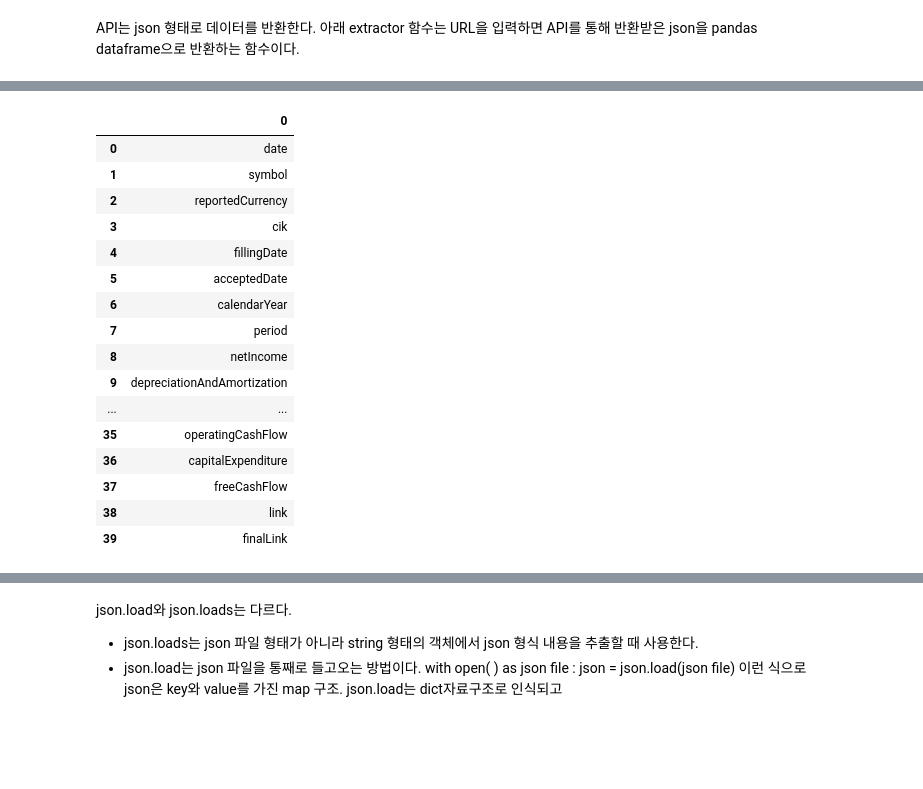
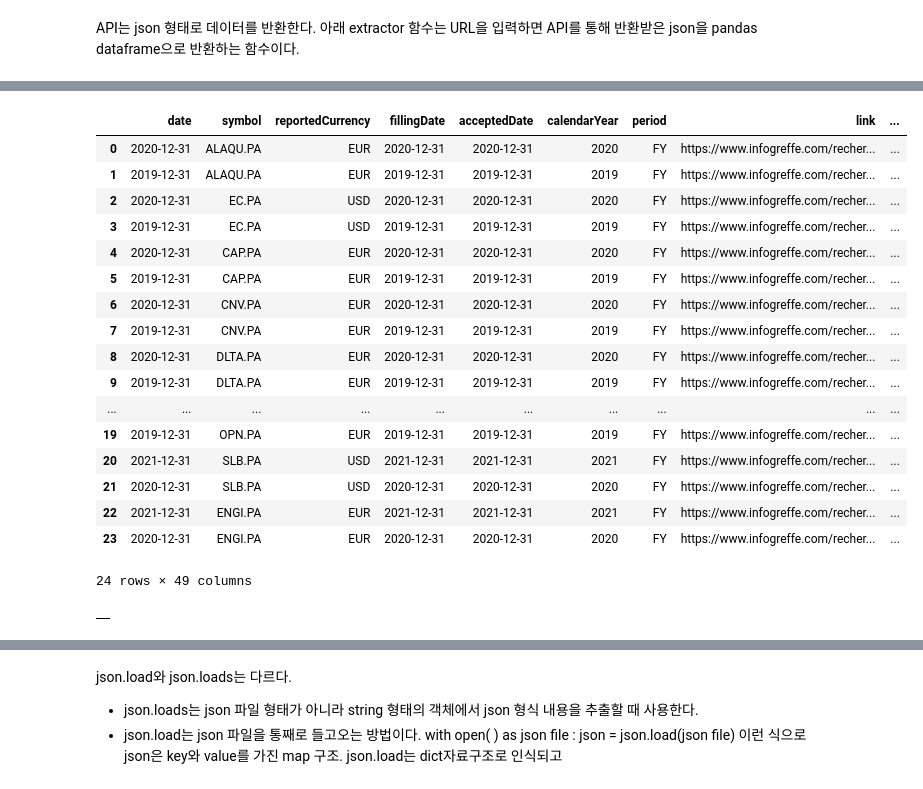
Before and after one commit to crossrobot/Hebronstar-Project, a Jupyter notebook: Financialmodelingprep.ipynb, the cells around one changed output, grey strips where cells are left out. Saved outputs shown, nothing was run; the diff lists cells and outputs as text; code cells hidden in the pictures; blank space fills up the shorter version.

```diff
--- a/Financialmodelingprep.ipynb
+++ b/Financialmodelingprep.ipynb
@@ -67,6 +91,7 @@ Hongkong_symbols = []    #HK
 Austrailia_symbols = []  #AX
 Swiss_symbols = []       #SW
 Korea_symbols = []       #KR
+Netherlands_symbols = []
 
 for Symbol in Symbols :
     if ".TO" in Symbol :
@@ -89,6 +114,8 @@ for Symbol in Symbols :
         Korea_symbols.append(Symbol)
     elif "." not in Symbol :
         US_symbols.append(Symbol)
+    elif ".EU" in Symbol :
+        Netherlands_symbols.append(Symbol)
 # %%
 # 국가별 재무정보 추출 기업 수
 print(f"US에서 뽑아낼 수 있는 상장기업 수 : {len(US_symbols)}")
@@ -154,6 +181,9 @@ def extractor(url) :
 # %%
-def url_generator(target_Symbol, filing_type, limit) :
-    base_url = 'https://financialmodelingprep.com/api/v3/income-statement/RY.TO?limit=5&apikey=89d4891348727c3950b79b9067127c3f'
+def url_generator(target_Symbol, filing_type, limit,period='quarter') :
+    base_url = 'https://financialmodelingprep.com/api/v3/income-statement/RY.TO?limit=5&period=quarter&apikey=89d4891348727c3950b79b9067127c3f'
+    if period == 'annual' :
+        base_url = base_url.replace('&period=quarter','')
+
     is_url = base_url.replace('RY.TO', target_Symbol)
     is_url = is_url.replace('=5', '='+str(limit))
     bs_url = is_url.replace('income-statement','balance-sheet-statement')
@@ -182,7 +202,16 @@ FMP API에서 갖고 올 수 있는 계정과목들은 많다. 그러나 2022년
 # %%
+# 재무정보에 반드시 있어야 핵심정보
+# link와 finalLink는 API의 원천 데이터 소스 링크
+# isActivelyTrading, isEtf, isAdr, isFund 열들로 수집후 데이터 전처리 과정에서
+# 펀드나 etf가 아닌 현재 상장되있는 기업의 재무제표만 골라내야
+core_cols = ['date','symbol','reportedCurrency','fillingDate','acceptedDate','calendarYear','period','link','finalLink']
+
+# 손익계산서에서 추출할 핵심정보
+is_cols = ['revenue','costOfRevenue','sellingGeneralAndAdministrativeExpenses','operatingIncome','interestIncome','interestExpense',
+          'incomeBeforeTax','netIncome','operatingIncomeRatio']
+# 대차대조표에서 추출할 핵심정보
 bs_cols = ['fillingDate','totalCurrentAssets','totalNonCurrentAssets','totalAssets', 'totalCurrentLiabilities','totalNonCurrentLiabilities',
            'totalLiabilities','totalEquity','totalLiabilitiesAndTotalEquity']
-is_cols = ['revenue','costOfRevenue','sellingGeneralAndAdministrativeExpenses','operatingIncome','interestIncome','interestExpense',
-          'incomeBeforeTax','netIncome','operatingIncomeRatio']
+# 현금흐름표에서 추출할 핵심정보
 cf_cols = ['netCashProvidedByOperatingActivities','netCashUsedForInvestingActivites','netCashUsedProvidedByFinancingActivities',
           'cashAtBeginningOfPeriod','cashAtEndOfPeriod']
@@ -351,20 +312,23 @@ Index(['date', 'symbol', 'reportedCurrency', 'cik', 'fillingDate',
-# %%
-pd.DataFrame(nation_example.columns)
-# %% [output]
-|  | 0 |
-| 0 | date |
-| 1 | symbol |
-| 2 | reportedCurrency |
-| 3 | cik |
-| 4 | fillingDate |
-| 5 | acceptedDate |
-| 6 | calendarYear |
-| 7 | period |
-| 8 | netIncome |
-| 9 | depreciationAndAmortization |
-| ... | ... |
-| 35 | operatingCashFlow |
-| 36 | capitalExpenditure |
-| 37 | freeCashFlow |
-| 38 | link |
-| 39 | finalLink |
+# %%
+master_df = pd.concat(company_df_list, ignore_index = True)
+# %%
+master_df
+# %% [output]
+|  | date | symbol | reportedCurrency | fillingDate | acceptedDate | calendarYear | period | link | ... |
+| 0 | 2020-12-31 | ALAQU.PA | EUR | 2020-12-31 | 2020-12-31 | 2020 | FY | https://www.infogreffe.com/recher... | ... |
+| 1 | 2019-12-31 | ALAQU.PA | EUR | 2019-12-31 | 2019-12-31 | 2019 | FY | https://www.infogreffe.com/recher... | ... |
+| 2 | 2020-12-31 | EC.PA | USD | 2020-12-31 | 2020-12-31 | 2020 | FY | https://www.infogreffe.com/recher... | ... |
+| 3 | 2019-12-31 | EC.PA | USD | 2019-12-31 | 2019-12-31 | 2019 | FY | https://www.infogreffe.com/recher... | ... |
+| 4 | 2020-12-31 | CAP.PA | EUR | 2020-12-31 | 2020-12-31 | 2020 | FY | https://www.infogreffe.com/recher... | ... |
+| 5 | 2019-12-31 | CAP.PA | EUR | 2019-12-31 | 2019-12-31 | 2019 | FY | https://www.infogreffe.com/recher... | ... |
+| 6 | 2020-12-31 | CNV.PA | EUR | 2020-12-31 | 2020-12-31 | 2020 | FY | https://www.infogreffe.com/recher... | ... |
+| 7 | 2019-12-31 | CNV.PA | EUR | 2019-12-31 | 2019-12-31 | 2019 | FY | https://www.infogreffe.com/recher... | ... |
+| 8 | 2020-12-31 | DLTA.PA | EUR | 2020-12-31 | 2020-12-31 | 2020 | FY | https://www.infogreffe.com/recher... | ... |
+| 9 | 2019-12-31 | DLTA.PA | EUR | 2019-12-31 | 2019-12-31 | 2019 | FY | https://www.infogreffe.com/recher... | ... |
+| ... | ... | ... | ... | ... | ... | ... | ... | ... | ... |
+| 19 | 2019-12-31 | OPN.PA | EUR | 2019-12-31 | 2019-12-31 | 2019 | FY | https://www.infogreffe.com/recher... | ... |
+| 20 | 2021-12-31 | SLB.PA | USD | 2021-12-31 | 2021-12-31 | 2021 | FY | https://www.infogreffe.com/recher... | ... |
+| 21 | 2020-12-31 | SLB.PA | USD | 2020-12-31 | 2020-12-31 | 2020 | FY | https://www.infogreffe.com/recher... | ... |
+| 22 | 2021-12-31 | ENGI.PA | EUR | 2021-12-31 | 2021-12-31 | 2021 | FY | https://www.infogreffe.com/recher... | ... |
+| 23 | 2020-12-31 | ENGI.PA | EUR | 2020-12-31 | 2020-12-31 | 2020 | FY | https://www.infogreffe.com/recher... | ... |
+24 rows × 49 columns
@@ -370,0 +337,9 @@ pd.DataFrame(nation_example.columns)
+# %%
+is_url = url_generator('CA.PA', 'is', 2, 'quarter')
+bs_url = url_generator('CA.PA', 'bs', 2, 'quarter')
+cf_url = url_generator('CA.PA', 'cf', 2, 'quarter')
+
+# extractor 함수를 이용하여 API를 통한 데이터를 판다스 데이터프레임으로 갖고옴.
+extractor(is_url)
+# %% [output]
+|  |
```
Also changed, not shown: parts of 32 cells of this notebook, 6 other files.
